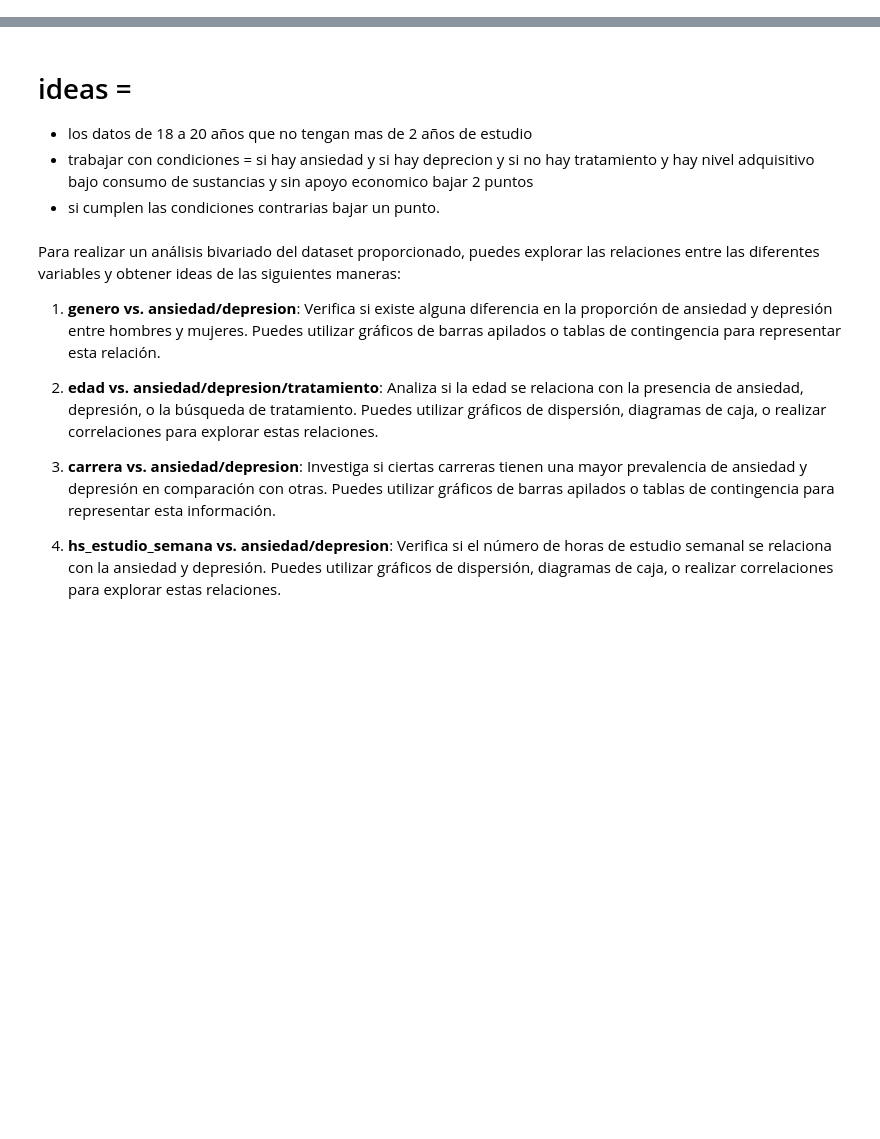
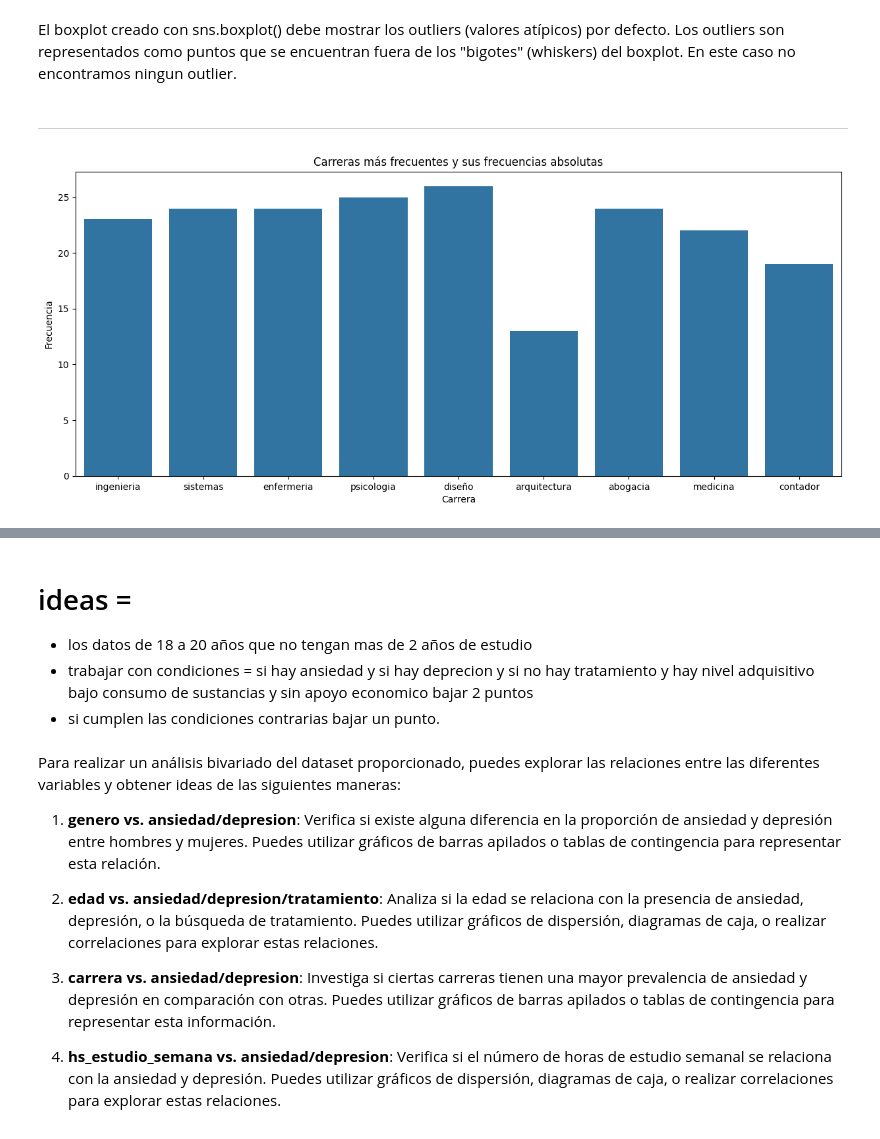
Before and after one commit to sebastianrosenblunnhellman/Curso_Python_Analisis_de_Datos_1, a Jupyter notebook: Curso/9_Proyecto _Final.ipynb, the cells around one changed output, grey strips where cells are left out. Drawn from its saved outputs; the diff is of its cells as text; code cells hidden in the pictures; blank space fills up the shorter version.

```diff
--- a/Curso/9_Proyecto _Final.ipynb
+++ b/Curso/9_Proyecto _Final.ipynb
@@ -42,0 +104,20 @@ df.head(1)
+# %% [markdown]
+El boxplot creado con sns.boxplot() debe mostrar los outliers (valores atípicos) por defecto. Los outliers son representados como puntos que se encuentran fuera de los "bigotes" (whiskers) del boxplot. En este caso no encontramos ningun outlier.
+# %% [markdown]
+---
+# %%
+# Ajusta el tamaño de la figura para que entren todos los datos
+plt.figure(figsize=(15, 6))
+
+# Crea un gráfico de barras con las carreras más frecuentes y sus frecuencias absolutas
+sns.countplot(x="carrera", data=datos)
+
+# Configura el título y los nombres de los ejes
+plt.title("Carreras más frecuentes y sus frecuencias absolutas")
+plt.xlabel("Carrera")
+plt.ylabel("Frecuencia")
+
+# Muestra el gráfico
+plt.show()
+# %% [output]
+[figure, added]
```
Also changed, not shown: parts of 32 cells of this notebook, 1 other file.
